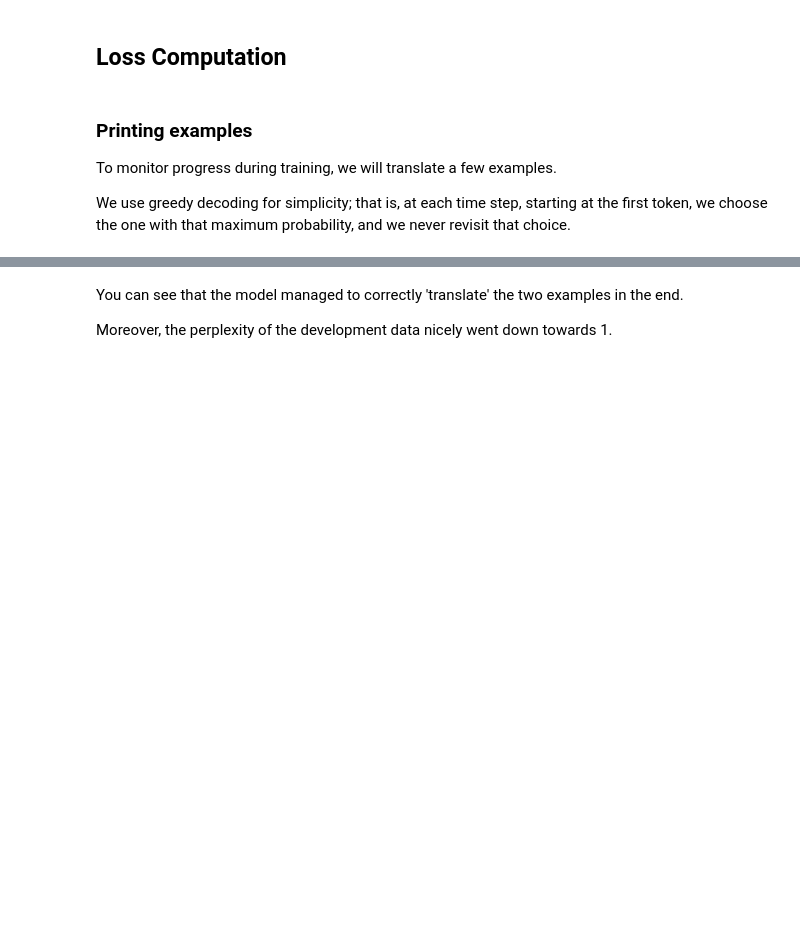
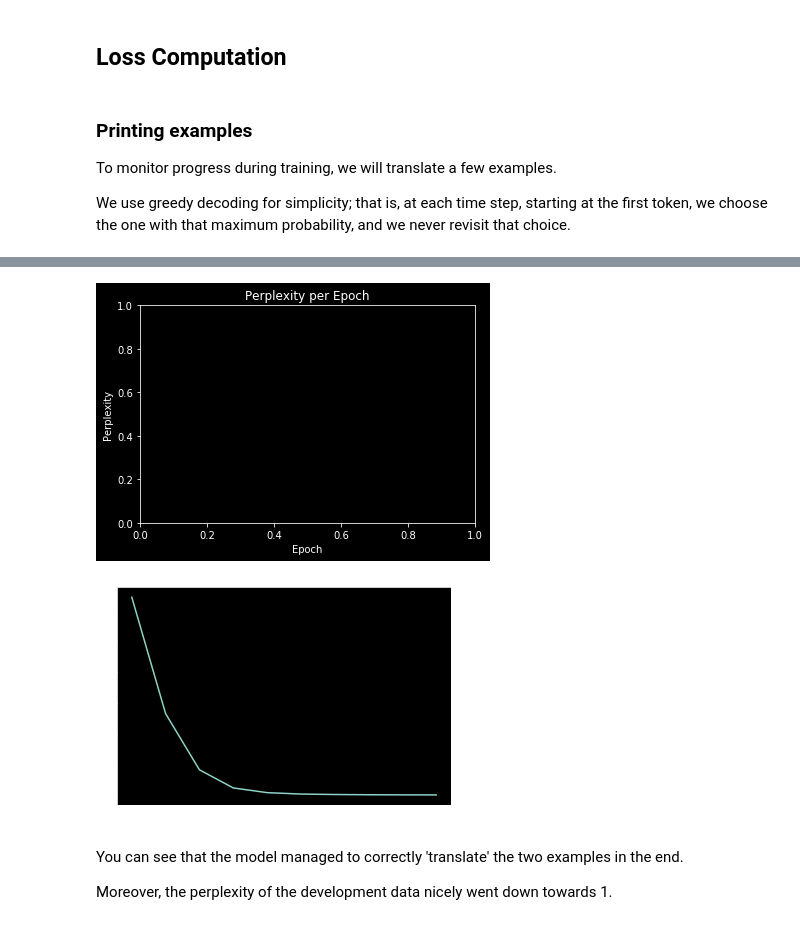
Before and after one commit to statisticallyfit/PythonNeuralNetNLP, a Jupyter notebook: src/NLPstudy/Transformer_AnnotatedEncoderDecoder.ipynb, the cells around one changed output, grey strips where cells are left out. Drawn from its saved outputs; the diff is of its cells as text; code cells hidden in the pictures; blank space fills up the shorter version.

Commit message:
plotting perplexities

```diff
--- a/src/NLPstudy/Transformer_AnnotatedEncoderDecoder.ipynb
+++ b/src/NLPstudy/Transformer_AnnotatedEncoderDecoder.ipynb
@@ -452,8 +505,17 @@ needed to train a standard encoder decoder model. First we define a batch object
 class Batch:
     """Object for holding a batch of data with mask during training.
     Input is a batch from a torch text iterator.
+
+    Define a batch object that holds the src and target sentences for training,
+    as well as their lengths and masks.
     """
     def __init__(self, source, tgt, padIndex=0):
+        """
+
+        :param source: source sentence
+        :param tgt:  target sentence
+        :param padIndex:
+        """
 
         source, sourceLengths = source
 
@@ -489,7 +551,9 @@ class Batch:
 The code below trains the model for 1 epoch (=1 pass through the training data).
 # %%
 def runEpoch(dataIter, model, lossCompute, printEvery=50):
-    """Standard Training and Logging Function"""
+    """Standard Training and Logging Function
+    Trains the model for 1 epoch (one pass through training data)
+    """
 
     start = time.time()
     numTotalTokens = 0
@@ -537,7 +601,7 @@ def dataGen(numWords=11, batchSize=16, numBatches=100, length=10, padIndex=0, so
         data = torch.from_numpy(
           np.random.randint(1, numWords, size=(batchSize, length)))
         data[:, 0] = sosIndex
-        data = data.cuda() if USE_CUDA else data
+        #data = data.cuda() if USE_CUDA else data
         src = data[:, 1:]
         tgt = data
         srcLengths = [length-1] * batchSize
@@ -574,7 +638,10 @@ To monitor progress during training, we will translate a few examples.
 We use greedy decoding for simplicity; that is, at each time step, starting at the first token, we choose the one with that maximum probability, and we never revisit that choice.
 # %%
 def greedyDecode(model, src, srcMask, srcLengths, maxLen=100, sosIndex=1, eosIndex=None):
-    """Greedily decode a sentence."""
+    """Greedily decode a sentence.
+    Method: at each time step, starting at first token we choose the token with max probability
+    and never revisit that choice.
+    """
 
     with torch.no_grad():
         encoderHidden, encoderFinal = model.encode(src, srcMask, srcLengths)
@@ -583,22 +650,21 @@ def greedyDecode(model, src, srcMask, srcLengths, maxLen=100, sosIndex=1, eosInd
 
     output = []
     attentionScores = []
-    hidden = None
+    hiddenLayer = None
 
     for i in range(maxLen):
         with torch.no_grad():
-            out, hidden, pre_output = model.decode(
-              encoderHidden, encoderFinal, srcMask,
-              prevY, trgMask, hidden)
+            outputLayer, hiddenLayer, preOutputLayer = model.decode(encoderHidden, encoderFinal,
+                                                   srcMask, prevY, trgMask, hiddenLayer)
 
             # we predict from the pre-output layer, which is
             # a combination of Decoder state, prev emb, and context
-            prob = model.generator(pre_output[:, -1])
+            prob = model.generator(preOutputLayer[:, -1]) # probabilities
 
-        _, next_word = torch.max(prob, dim=1)
-        next_word = next_word.data.item()
-        output.append(next_word)
-        prevY = torch.ones(1, 1).type_as(src).fill_(next_word)
+        _, nextWord = torch.max(prob, dim=1) # find index where probs is maximum.
+        nextWord = nextWord.data.item()
+        output.append(nextWord)
+        prevY = torch.ones(1, 1).type_as(src).fill_(nextWord)
         attentionScores.append(model.decoder.attention.alphas.cpu().numpy())
 
     output = np.array(output)
@@ -613,6 +679,8 @@ def greedyDecode(model, src, srcMask, srcLengths, maxLen=100, sosIndex=1, eosInd
     return output, np.concatenate(attentionScores, axis=1)
 
 
+
+
 def lookupWords(x, vocab=None):
     if vocab is not None:
         x = [vocab.itos[i] for i in x]
@@ -699,15 +788,17 @@ def trainCopyTask():
 # %%
-# train the copy task
-devPerplexities = trainCopyTask()
 
 def plotPerplexity(perplexities):
     """plot perplexities"""
     plt.title("Perplexity per Epoch")
     plt.xlabel("Epoch")
     plt.ylabel("Perplexity")
+    plt.figure(facecolor="white")
     plt.plot(perplexities)
 
 plotPerplexity(devPerplexities)
+# %% [output]
+[figure, added]
+[figure, added]
 # %% [markdown]
 You can see that the model managed to correctly 'translate' the two examples in the end.
 
```
Also changed, not shown: parts of 5 cells of this notebook, 1 other file.
